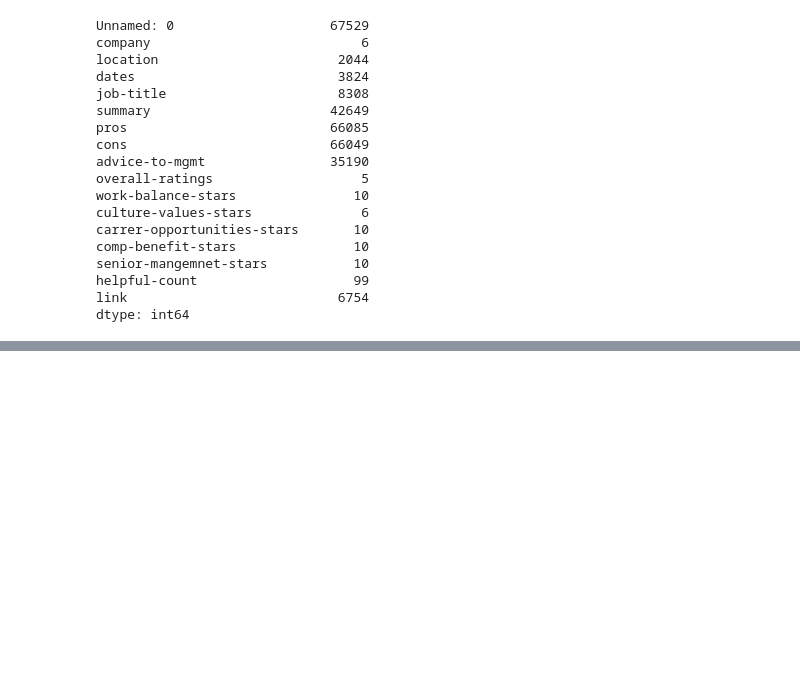
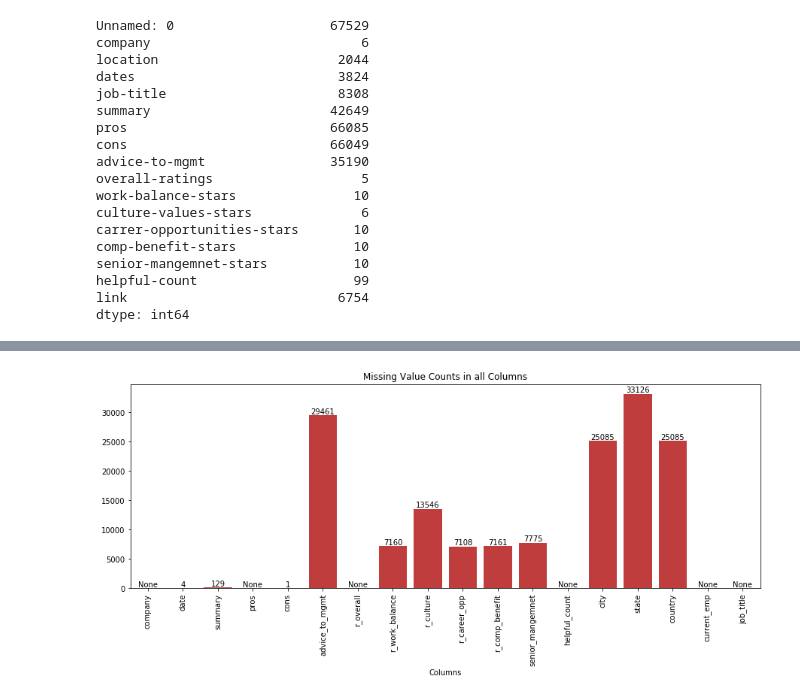
Before and after one commit to bnikanjam/eda_glassdoor, a Jupyter notebook: top_tech_workplace_experiance.ipynb, the cells around one changed output, grey strips where cells are left out. Drawn from its saved outputs; the diff is of its cells as text; code cells hidden in the pictures; blank space fills up the shorter version.

```diff
--- a/top_tech_workplace_experiance.ipynb
+++ b/top_tech_workplace_experiance.ipynb
@@ -267,0 +302,4 @@ df.drop(columns=drop_columns, axis=1, inplace=True)
+# %%
+# Rating values to Numeric
+for col in rating_cols:
+    df[col] = pd.to_numeric(df[col], downcast='unsigned')
@@ -291,14 +334,0 @@ df.date = pd.to_datetime(df.date, errors='coerce')
-# %%
-#star_rating = pd.api.types.CategoricalDtype(ordered=True, categories=['*', '**', '***', '****', '*****'])
-
-# df.r_overall = df.r_overall.astype(star_rating)
-# df.r_culture = df.r_culture.astype(star_rating)
-# df.r_career_opp = df.r_career_opp.astype(star_rating)
-# df.r_comp_benefit = df.r_comp_benefit.astype(star_rating)
-# df.r_work_balance = df.r_work_balance.astype(star_rating)
-
-
-df.r_overall = df.r_overall.astype('int')
-df.r_culture = pd.to_numeric(df.r_culture, errors='coerce', downcast='unsigned')
-df.r_career_opp = pd.to_numeric(df.r_career_opp, errors='coerce', downcast='unsigned')
-df.r_comp_benefit = df.r_comp_benefit.astype('int', errors='ignore')
@@ -410,7 +334,0 @@ numpy.ndarray
-# %%
-fig, ax = plt.subplots(figsize=(16, 4))
-
-x = df.isnull().sum().index.values
-y = df.isnull().sum()
-sns.barplot(x, y, color=color, ax=ax)
-plt.xticks(rotation=90);
@@ -443,0 +345,21 @@ dtype: int64
+# %%
+def plot_missings(df, figsize=(15, 5)):
+
+    fig, ax = plt.subplots(figsize=figsize)
+    color = sns.color_palette()[3]
+
+    x = df.isnull().sum().index.values
+    y = df.isnull().sum()
+    sns.barplot(x, y, color=color, ax=ax)
+    locs, labels = plt.xticks(rotation=90)
+    for loc, label, missings, in zip(locs, labels, y):
+        if not missings:
+            ax.text(loc, 0, 'None', rotation=0, va='bottom', ha='center')
+        else:
+            ax.text(loc, missings, missings, rotation=0, va='bottom', ha='center')
+
+    ax.set(title='Missing Value Counts in all Columns', xlabel='Columns', ylabel='')
+# %%
+plot_missings(df)
+# %% [output]
+[figure, added]
```
Also changed, not shown: parts of 76 cells of this notebook, 3 other files.
